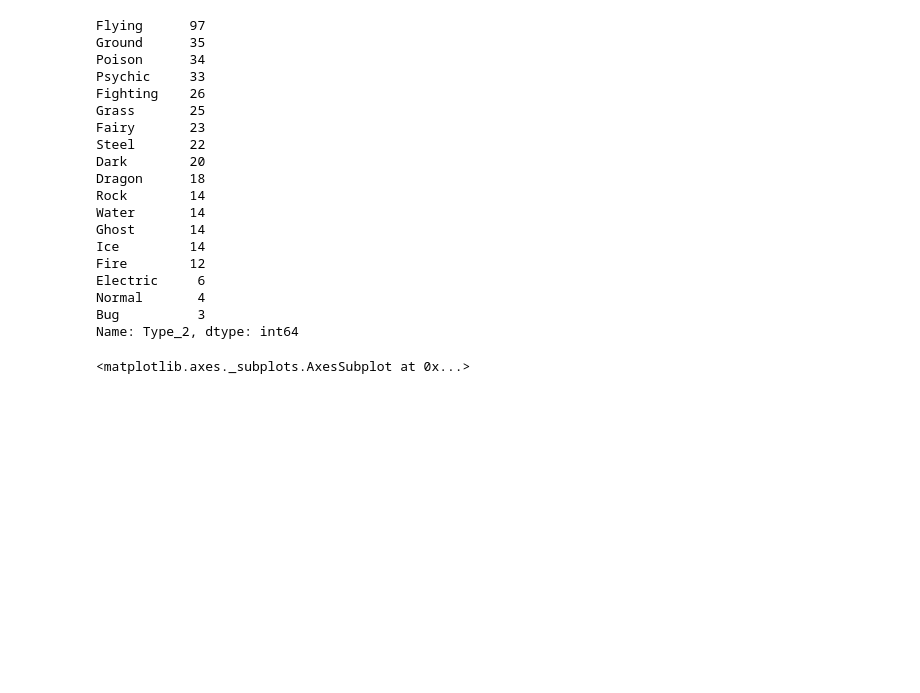
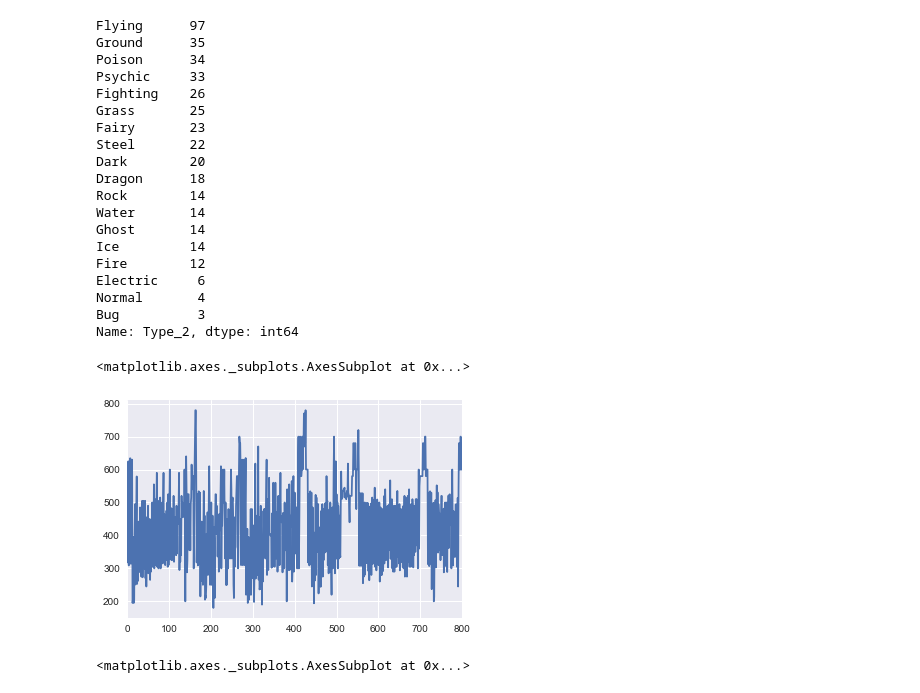
Before and after one commit to danidipinto/Pokemon, a Jupyter notebook: Pokemon.ipynb, the cells around one changed output. Saved outputs shown, nothing was run; the diff lists cells and outputs as text; code cells hidden in the pictures; blank space fills up the shorter version.

```diff
--- a/Pokemon.ipynb
+++ b/Pokemon.ipynb
@@ -79,6 +79,11 @@ Electric     6
 Normal       4
 Bug          3
 Name: Type_2, dtype: int64
+# %%
+df.Total.plot()
+# %% [output]
+<matplotlib.axes._subplots.AxesSubplot at 0x...>
+[figure, added]
 # %%
 df['Type_1'] = df.Type_1.map({'Water':0, 'Normal':1, 'Grass':2, 'Bug':3, 'Psychic':4, 'Fire':5, 'Electric':6, 'Rock':7, 'Ground':8, 'Ghost':9, 'Dragon':10, 'Dark':11, 'Poison':12, 'Fighting':13, 'Steel':14, 'Ice':15, 'Fairy':16, 'Flying':17})
 # %%
```
Also changed, not shown: parts of 23 cells of this notebook, 3 other files.
